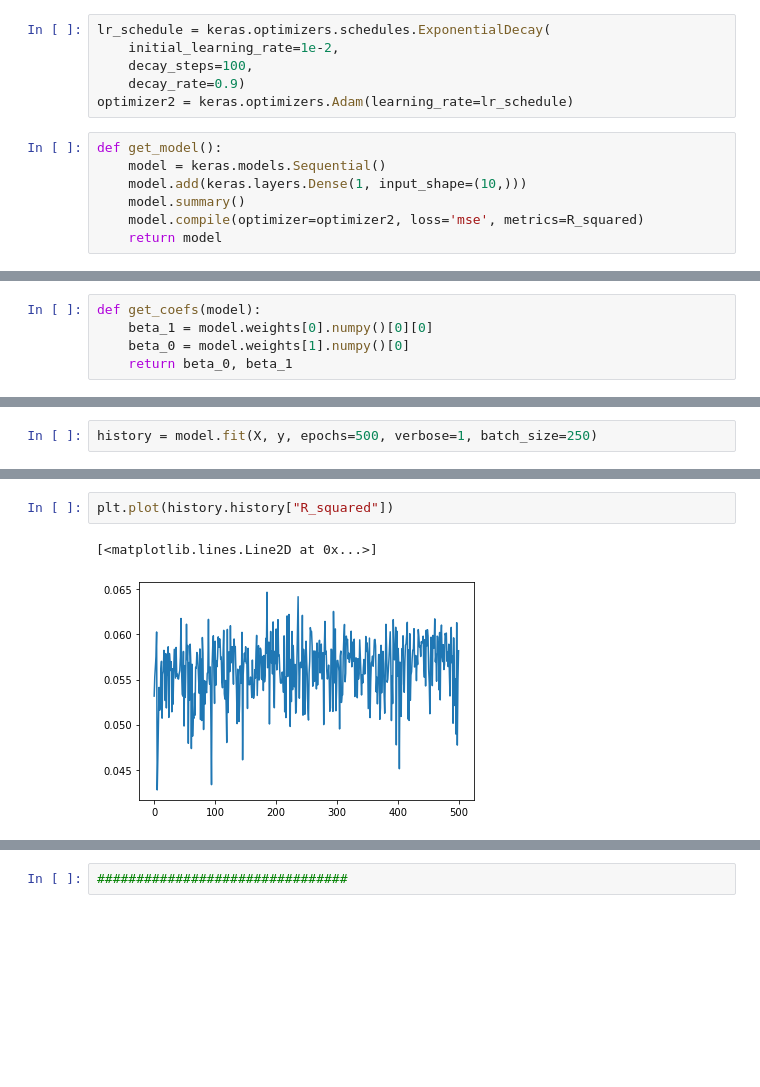
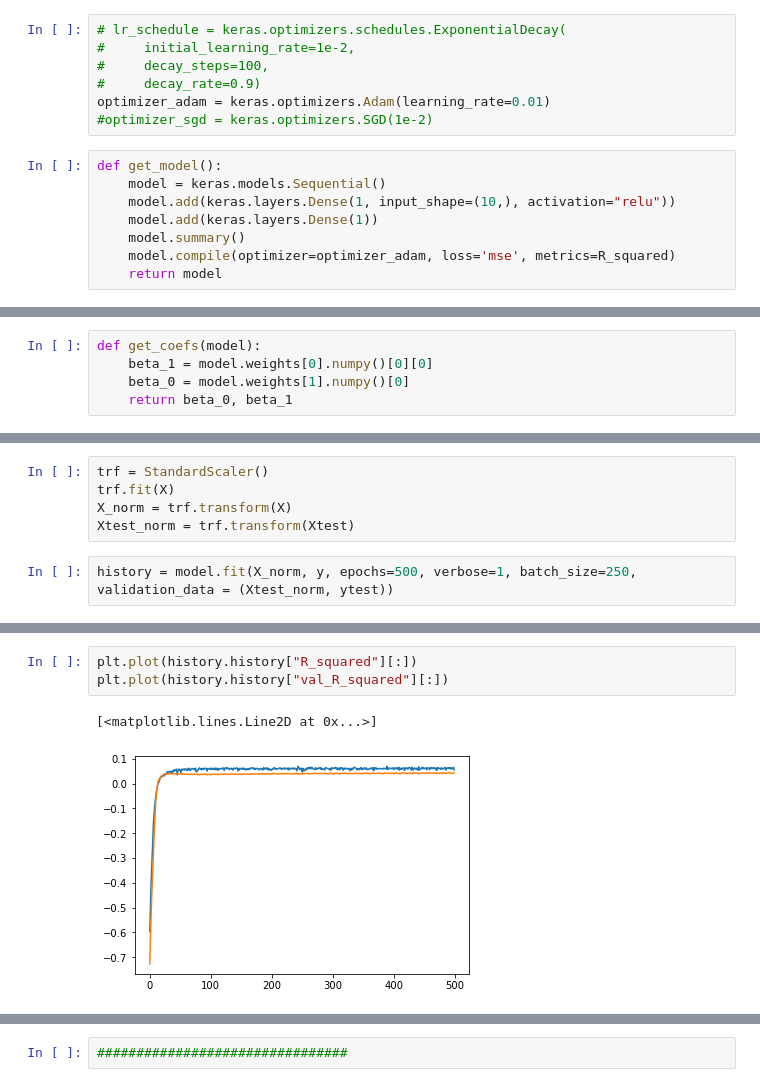
Before and after one commit to PEF-ITBA/regresion-lineal, a Jupyter notebook: 007_SPY_KERAS.ipynb, the cells around one changed output, grey strips where cells are left out. Saved outputs shown, nothing was run; the diff lists cells and outputs as text; blank space fills up the shorter version.

```diff
--- a/007_SPY_KERAS.ipynb
+++ b/007_SPY_KERAS.ipynb
@@ -350,17 +368,19 @@ tf.__version__
 # %%
 from tensorflow.keras.optimizers import SGD, Adam
 # %%
-lr_schedule = keras.optimizers.schedules.ExponentialDecay(
-    initial_learning_rate=1e-2,
-    decay_steps=100,
-    decay_rate=0.9)
-optimizer2 = keras.optimizers.Adam(learning_rate=lr_schedule)
+# lr_schedule = keras.optimizers.schedules.ExponentialDecay(
+#     initial_learning_rate=1e-2,
+#     decay_steps=100,
+#     decay_rate=0.9)
+optimizer_adam = keras.optimizers.Adam(learning_rate=0.01)
+#optimizer_sgd = keras.optimizers.SGD(1e-2)
 # %%
 def get_model():
     model = keras.models.Sequential()
-    model.add(keras.layers.Dense(1, input_shape=(10,)))
+    model.add(keras.layers.Dense(1, input_shape=(10,), activation="relu"))
+    model.add(keras.layers.Dense(1))
     model.summary()
-    model.compile(optimizer=optimizer2, loss='mse', metrics=R_squared)
+    model.compile(optimizer=optimizer_adam, loss='mse', metrics=R_squared)
     return model
 # %%
 model = get_model()
@@ -383,4 +408,9 @@ def get_coefs(model):
+# %%
+trf = StandardScaler()
+trf.fit(X)
+X_norm = trf.transform(X)
+Xtest_norm = trf.transform(Xtest)
 # %%
-history = model.fit(X, y, epochs=500, verbose=1, batch_size=250)
+history = model.fit(X_norm, y, epochs=500, verbose=1, batch_size=250, validation_data = (Xtest_norm, ytest))
 # %% [output]
 Epoch 1/500
@@ -403,5 +433,6 @@ Epoch 500/500
 # %%
-plt.plot(history.history["R_squared"])
+plt.plot(history.history["R_squared"][:])
+plt.plot(history.history["val_R_squared"][:])
 # %% [output]
 [<matplotlib.lines.Line2D at 0x...>]
-[figure, old version]
+[figure, new version]
```
Also changed, not shown: parts of 19 cells of this notebook, 1 other file.
